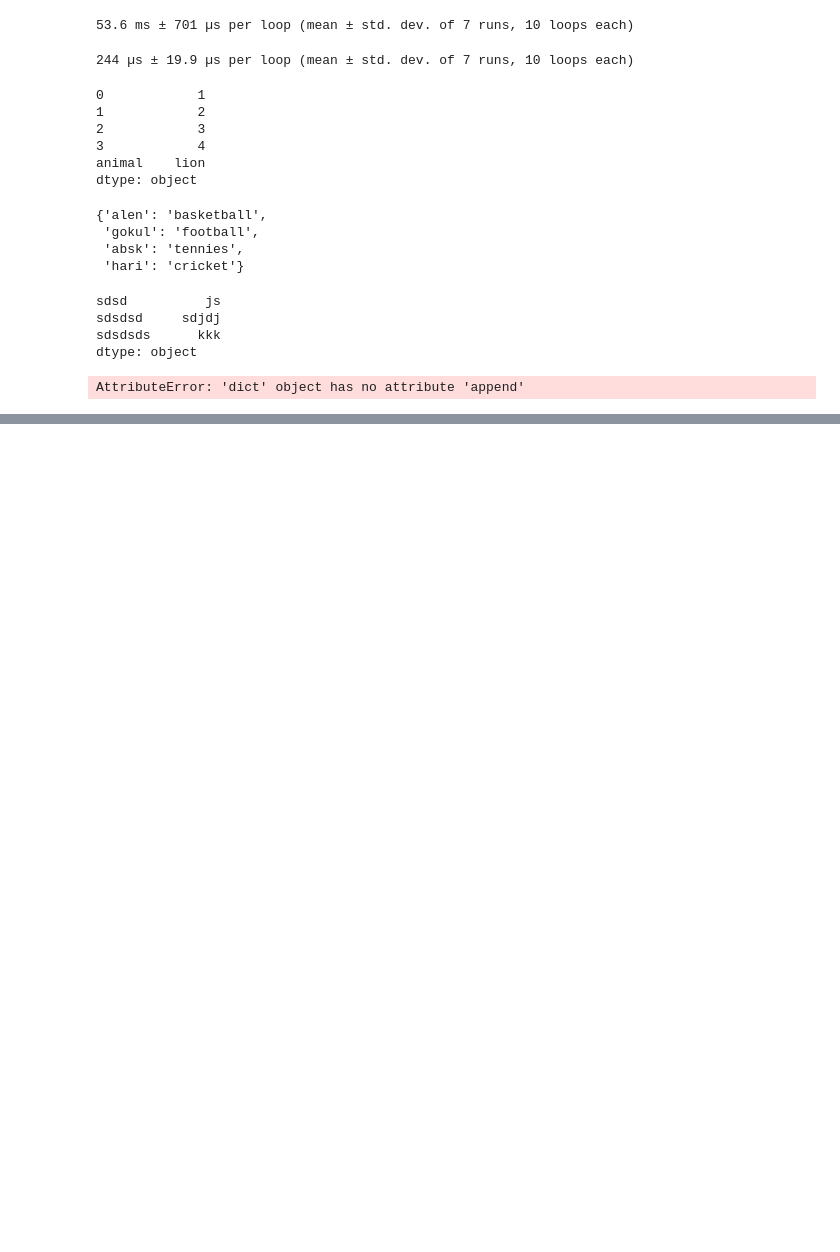
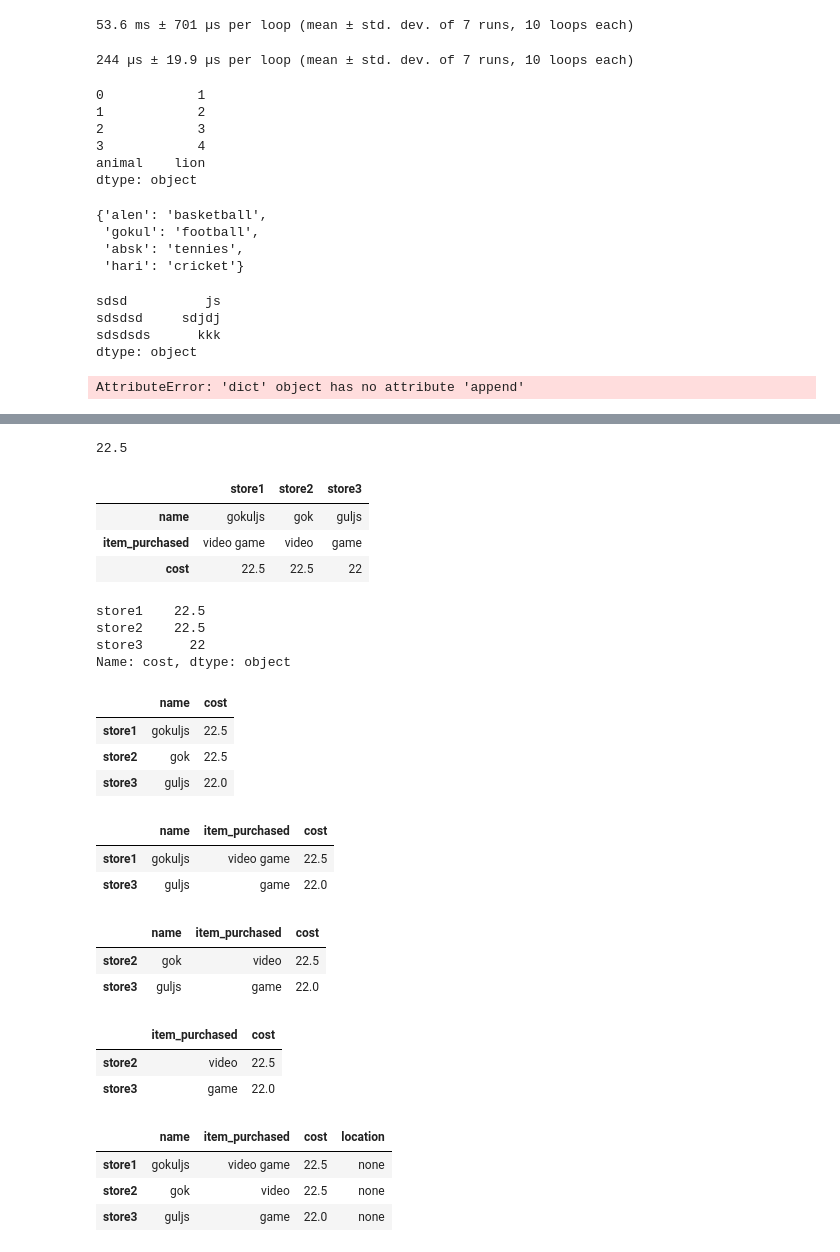
Before and after one commit to gokuljs/Machine-Learning-Andrew-Ng, a Jupyter notebook: introduction to data science in python/pandas.ipynb, the cells around one changed output, grey strips where cells are left out. Saved outputs shown, nothing was run; the diff lists cells and outputs as text; code cells hidden in the pictures; blank space fills up the shorter version.

```diff
--- a/introduction to data science in python/pandas.ipynb
+++ b/introduction to data science in python/pandas.ipynb
@@ -279,0 +286,19 @@ AttributeError: 'dict' object has no attribute 'append'
+# %%
+purchase1=pd.Series({
+    "name":"gokuljs",
+    "item_purchased":"video game",
+    "cost":22.50
+})
+purchase2=pd.Series({
+    "name":"gok",
+    "item_purchased":"video",
+    "cost":22.5
+})
+purchase3=pd.Series({
+    "name":"guljs",
+    "item_purchased":" game",
+    "cost":22.0
+})
+
+df=pd.DataFrame([purchase1,purchase2,purchase3],index=['store1','store2','store3'])
+df.head()
@@ -279,0 +331,35 @@ AttributeError: 'dict' object has no attribute 'append'
+# %%
+df.loc["store1","cost"]
+# %% [output]
+22.5
+# %%
+# transpose of matrix happens
+df.T
+# %% [output]
+|  | store1 | store2 | store3 |
+| name | gokuljs | gok | guljs |
+| item_purchased | video game | video | game |
+| cost | 22.5 | 22.5 | 22 |
+# %%
+df.T.loc["cost"]
+# %% [output]
+store1    22.5
+store2    22.5
+store3      22
+Name: cost, dtype: object
+# %%
+df.loc[:,["name","cost"]]
+# %% [output]
+|  | name | cost |
+| store1 | gokuljs | 22.5 |
+| store2 | gok | 22.5 |
+| store3 | guljs | 22.0 |
+# %%
+#  dropping values inside the datafram
+# we use drop function to drop a row inside the dataframe
+# drop.("indexname")
+df.drop("store2")
+# %% [output]
+|  | name | item_purchased | cost |
+| store1 | gokuljs | video game | 22.5 |
+| store3 | guljs | game | 22.0 |
@@ -279,0 +369,6 @@ AttributeError: 'dict' object has no attribute 'append'
+# %%
+copy_df
+# %% [output]
+|  | name | item_purchased | cost |
+| store2 | gok | video | 22.5 |
+| store3 | guljs | game | 22.0 |
@@ -279,0 +379,15 @@ AttributeError: 'dict' object has no attribute 'append'
+# %%
+copy_df
+# %% [output]
+|  | item_purchased | cost |
+| store2 | video | 22.5 |
+| store3 | game | 22.0 |
+# %%
+df["location"]="none"
+# %%
+df
+# %% [output]
+|  | name | item_purchased | cost | location |
+| store1 | gokuljs | video game | 22.5 | none |
+| store2 | gok | video | 22.5 | none |
+| store3 | guljs | game | 22.0 | none |
```
Also changed, not shown: parts of 14 cells of this notebook.
